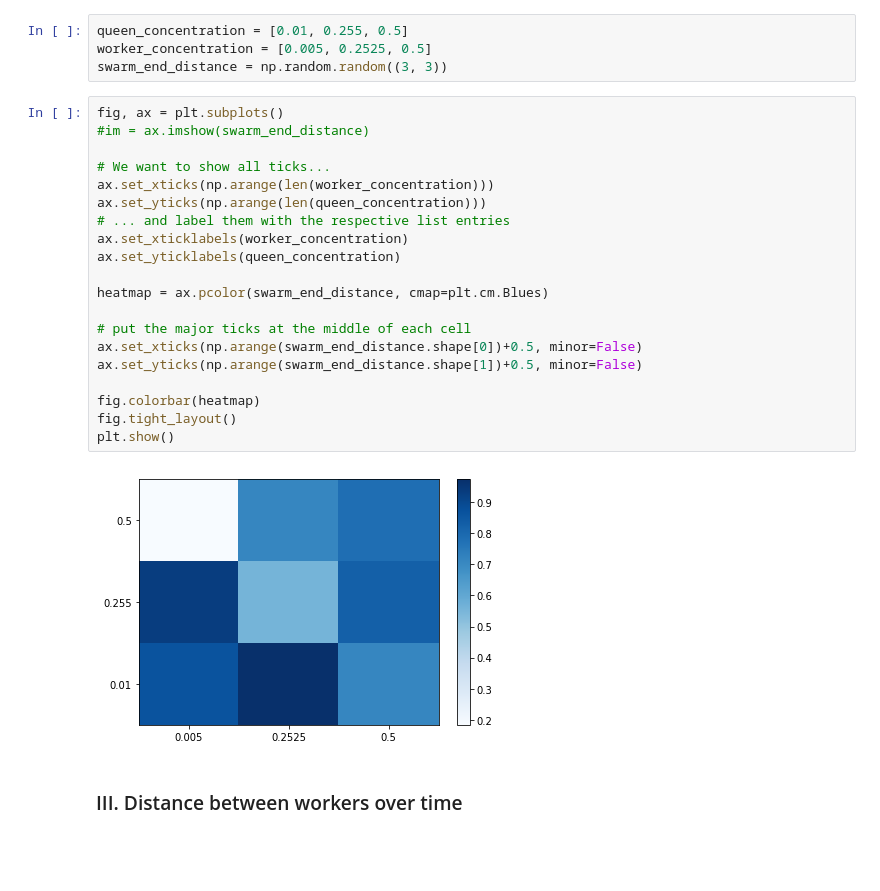
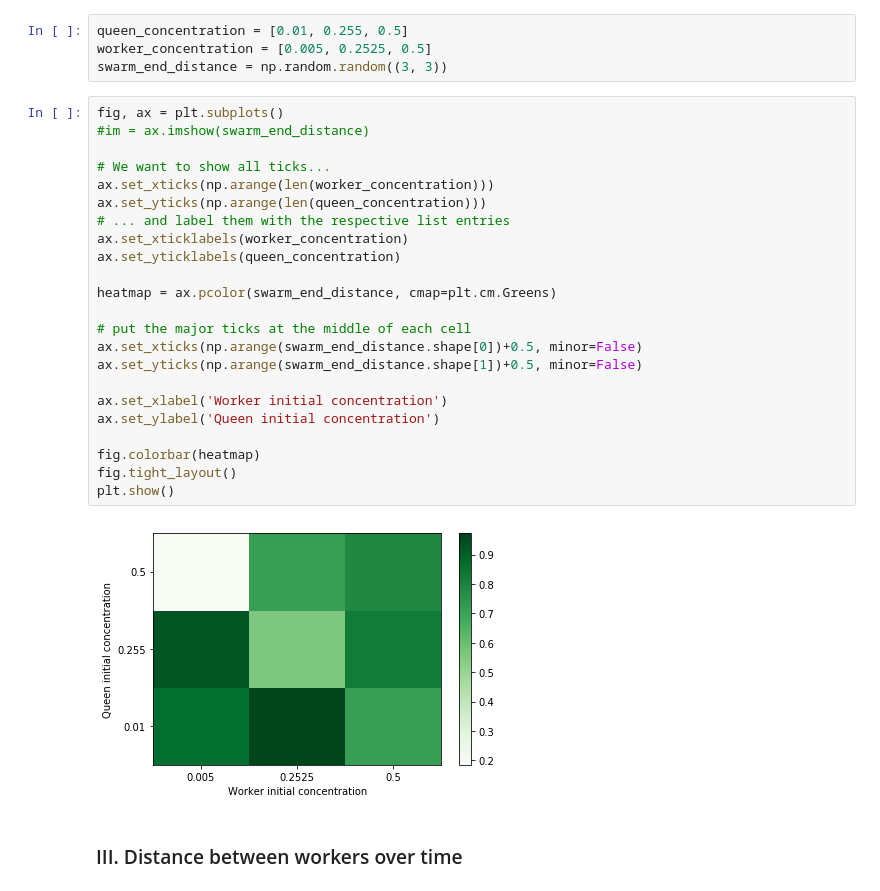
Before and after one commit to dieumynguyen/bee_communication, a Jupyter notebook: post_processing.ipynb, the cells around one changed output. Drawn from its saved outputs; the diff is of its cells as text; blank space fills up the shorter version.

```diff
--- a/post_processing.ipynb
+++ b/post_processing.ipynb
@@ -57,24 +73,27 @@ swarm_end_distance = np.random.random((3, 3))
 # %%
 fig, ax = plt.subplots()
 #im = ax.imshow(swarm_end_distance)
 
 # We want to show all ticks...
 ax.set_xticks(np.arange(len(worker_concentration)))
 ax.set_yticks(np.arange(len(queen_concentration)))
 # ... and label them with the respective list entries
 ax.set_xticklabels(worker_concentration)
 ax.set_yticklabels(queen_concentration)
 
-heatmap = ax.pcolor(swarm_end_distance, cmap=plt.cm.Blues)
+heatmap = ax.pcolor(swarm_end_distance, cmap=plt.cm.Greens)
 
 # put the major ticks at the middle of each cell
 ax.set_xticks(np.arange(swarm_end_distance.shape[0])+0.5, minor=False)
 ax.set_yticks(np.arange(swarm_end_distance.shape[1])+0.5, minor=False)
 
+ax.set_xlabel('Worker initial concentration')
+ax.set_ylabel('Queen initial concentration')
+
 fig.colorbar(heatmap)
 fig.tight_layout()
 plt.show()
 # %% [output]
-[figure, old version]
+[figure, new version]
 # %% [markdown]
 ### III. Distance between workers over time
```
Also changed, not shown: parts of 4 cells of this notebook.
